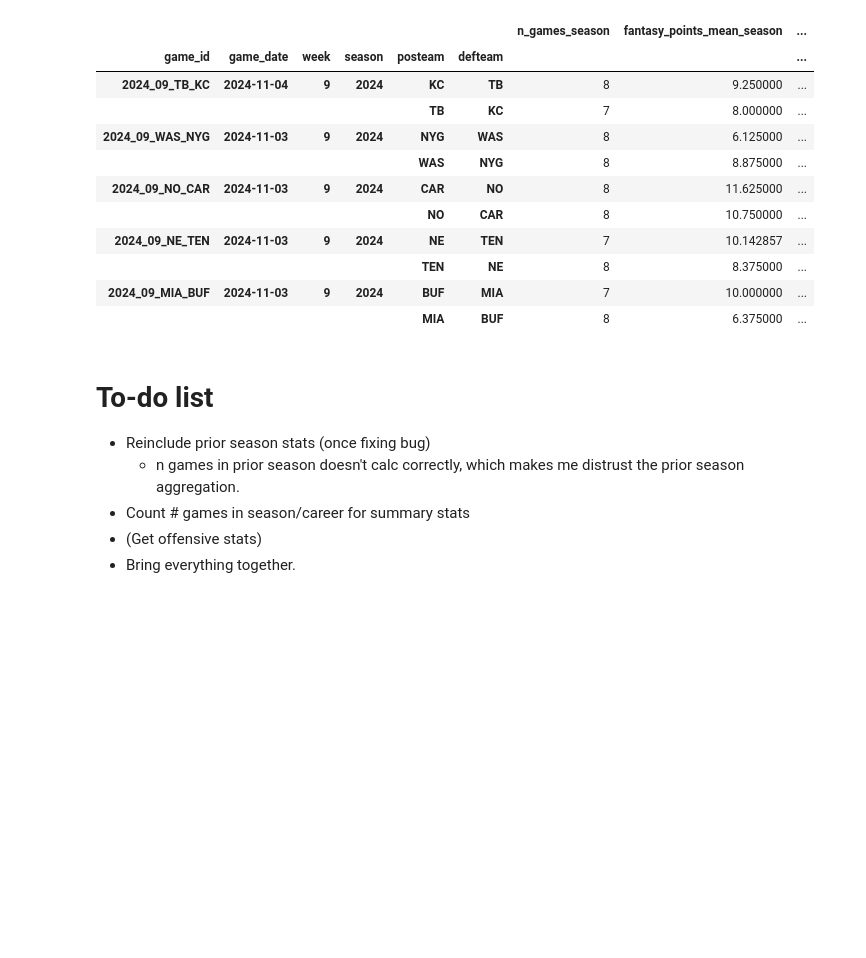
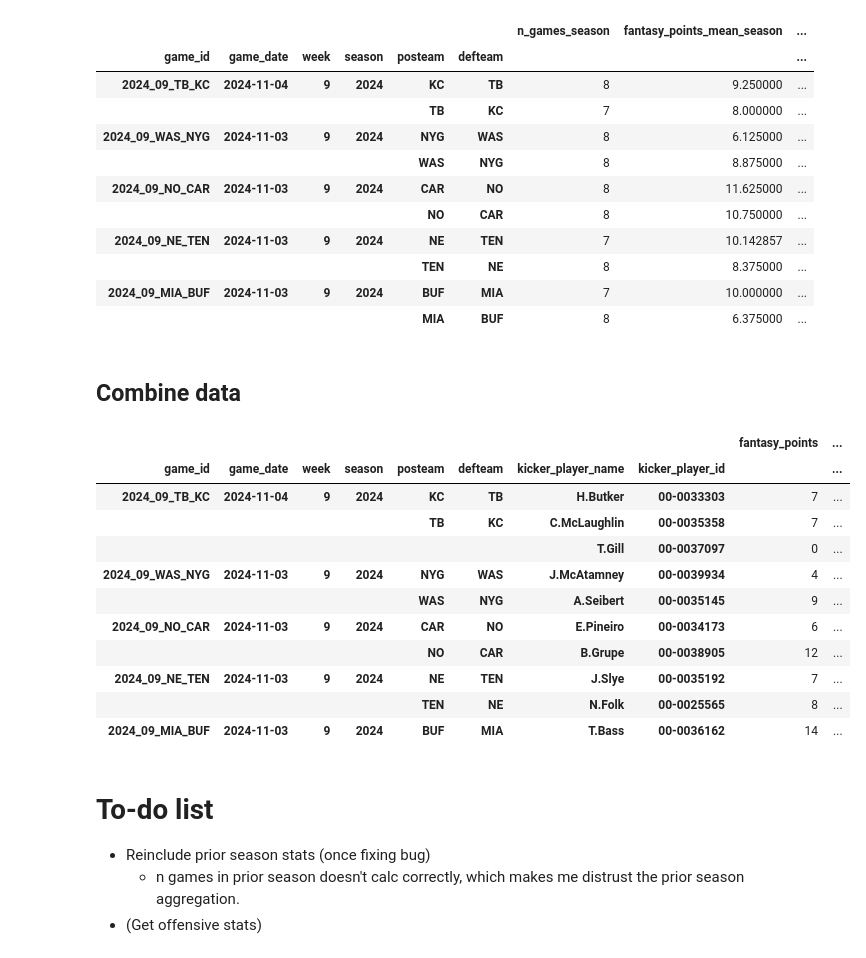
Before and after one commit to cse-6242-t134/nfl-fantasy-prediction-model, a Jupyter notebook: kicker_modeling_v2.ipynb, the cells around one changed output. Drawn from its saved outputs; the diff is of its cells as text; code cells hidden in the pictures; blank space fills up the shorter version.

```diff
--- a/kicker_modeling_v2.ipynb
+++ b/kicker_modeling_v2.ipynb
@@ -373,10 +373,55 @@ df_kicker_game_level_agg_by_def.sort_values(by=['game_date', 'game_id'], ascendi
 # df_kicker_game_level_agg_by_def[df_kicker_game_level_agg_by_def.index.get_level_values('week') == 1].sort_values(by=['game_date', 'game_id'], ascending=False).head(10)
 # df_kicker_game_level_agg_by_def.index.get_level_values('week').unique()
 # df_kicker_game_level_agg_by_def[df_kicker_game_level_agg_by_def.index.get_level_values('week') == 1].sort_values(by=['game_date', 'game_id'], ascending=True).head(10)
+# %% [markdown]
+## Combine data
+# %%
+df_combined = pd.merge(
+    df_kicker_game_level_agg,
+    df_kicker_game_level_agg_by_def,
+    left_index=True,
+    right_index=True,
+    how='left',
+    suffixes=('_k', '_def')
+)
+
+df_combined = pd.merge(
+    df_combined,
+    df_kicker_game_level_stadium,
+    left_index=True,
+    right_index=True,
+    how='left',
+    # suffixes=('', '_stadium')
+)
+
+df_combined = pd.merge(
+    df_kicker_game_level[['fantasy_points']],
+    df_combined,
+    left_index=True,
+    right_index=True,
+    how='left',
+    # suffixes=('', '_stadium')
+)
+
+df_combined.drop(columns=['home_team'], inplace=True)
+df_combined['season'] = df_combined.index.get_level_values('season')
+# %%
+df_combined.sort_values(by=['game_date', 'game_id'], ascending=False).head(10)
+# %% [output]
+|  |  |  |  |  |  |  |  | fantasy_points | ... |
+| game_id | game_date | week | season | posteam | defteam | kicker_player_name | kicker_player_id |  | ... |
+| 2024_09_TB_KC | 2024-11-04 | 9 | 2024 | KC | TB | H.Butker | 00-0033303 | 7 | ... |
+|  |  |  |  | TB | KC | C.McLaughlin | 00-0035358 | 7 | ... |
+|  |  |  |  |  |  | T.Gill | 00-0037097 | 0 | ... |
+| 2024_09_WAS_NYG | 2024-11-03 | 9 | 2024 | NYG | WAS | J.McAtamney | 00-0039934 | 4 | ... |
+|  |  |  |  | WAS | NYG | A.Seibert | 00-0035145 | 9 | ... |
+| 2024_09_NO_CAR | 2024-11-03 | 9 | 2024 | CAR | NO | E.Pineiro | 00-0034173 | 6 | ... |
+|  |  |  |  | NO | CAR | B.Grupe | 00-0038905 | 12 | ... |
+| 2024_09_NE_TEN | 2024-11-03 | 9 | 2024 | NE | TEN | J.Slye | 00-0035192 | 7 | ... |
+|  |  |  |  | TEN | NE | N.Folk | 00-0025565 | 8 | ... |
+| 2024_09_MIA_BUF | 2024-11-03 | 9 | 2024 | BUF | MIA | T.Bass | 00-0036162 | 14 | ... |
 # %% [markdown]
 # To-do list
 - Reinclude prior season stats (once fixing bug)
     - n games in prior season doesn't calc correctly, which makes me distrust the prior season aggregation.
-- Count # games in season/career for summary stats
 - (Get offensive stats)
-- Bring everything together.
```
Also changed, not shown: parts of 2 cells of this notebook.
